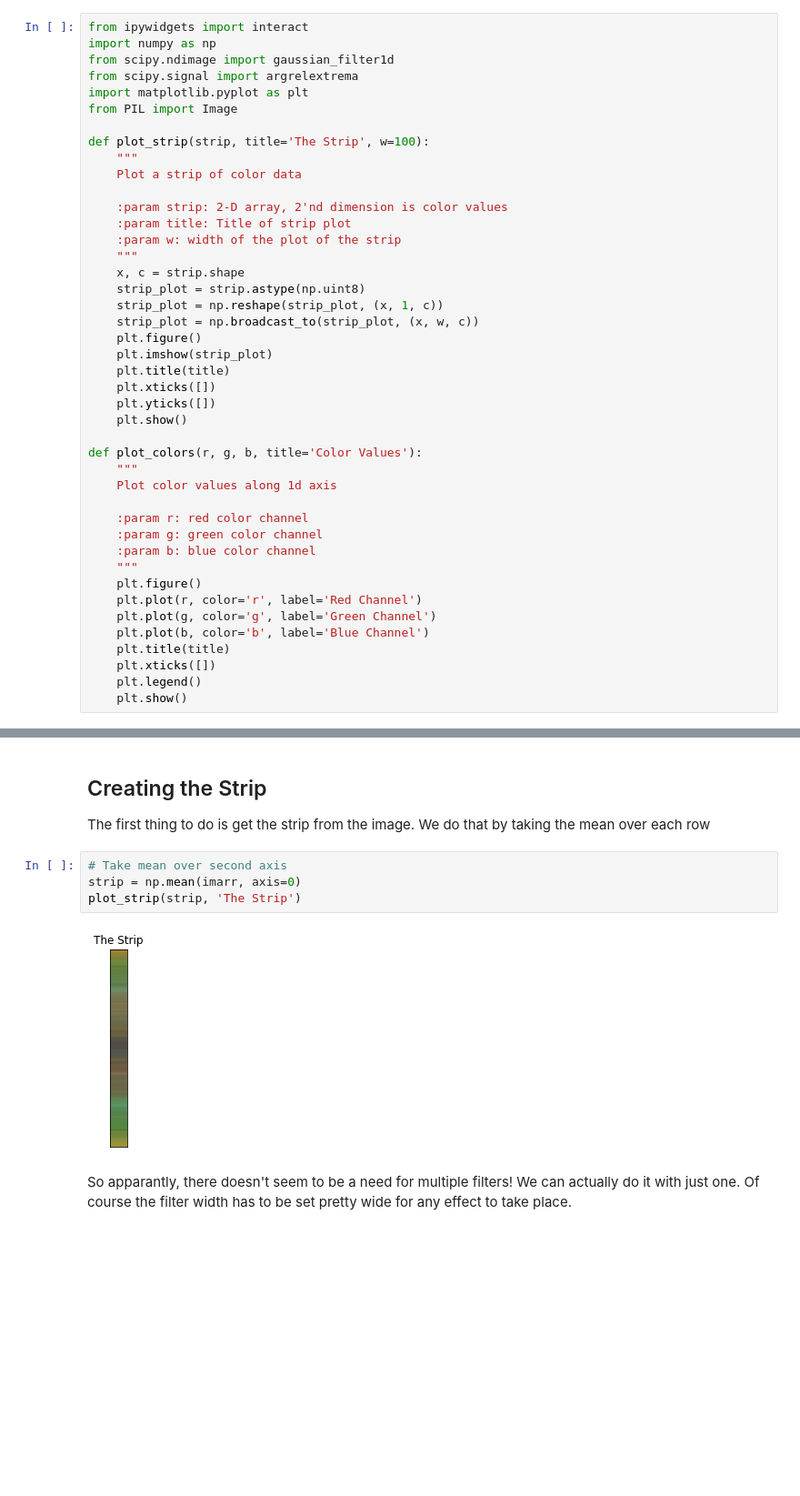
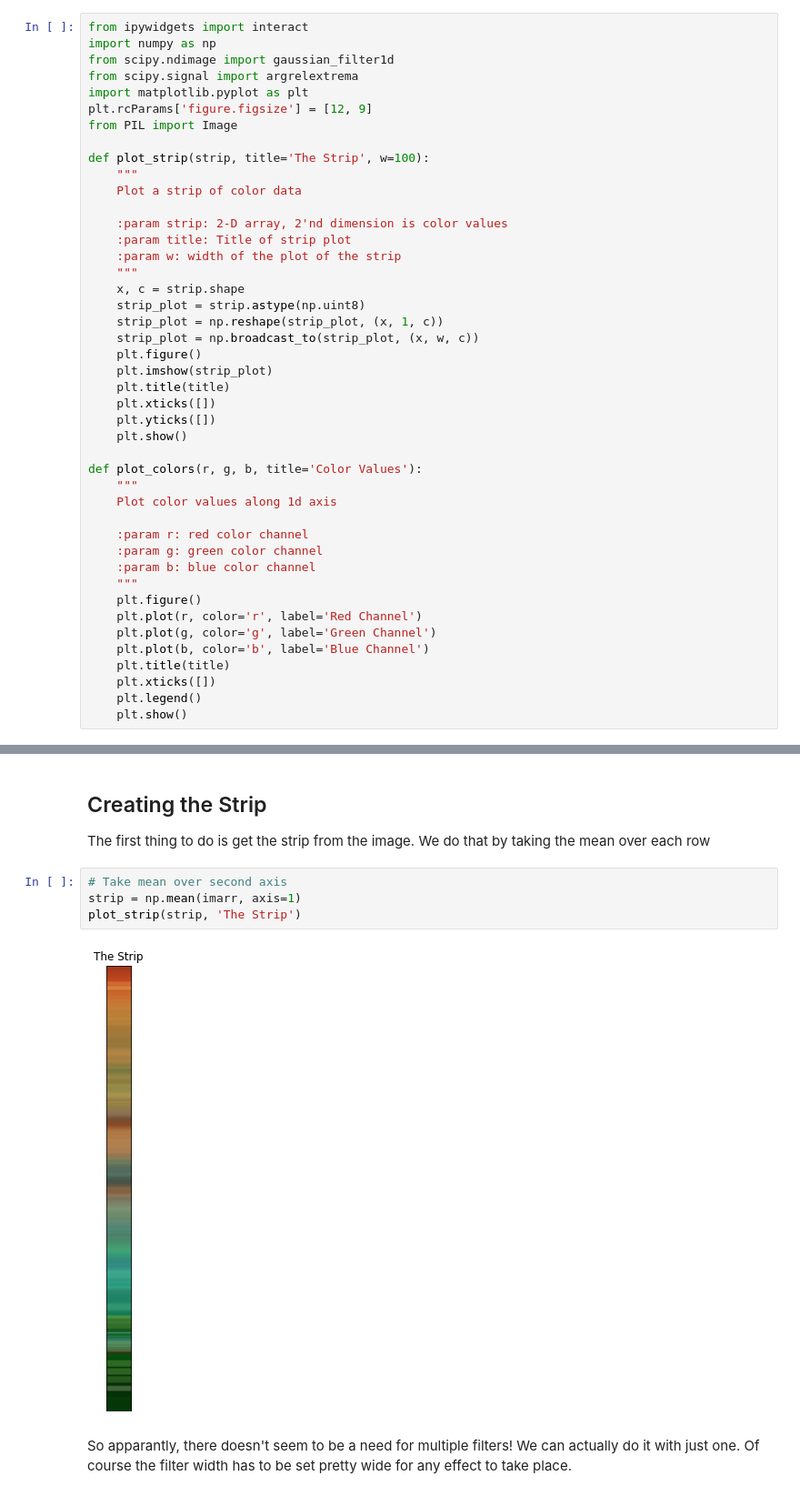
Before and after one commit to andydevs/andys-notebook-legacy, a Jupyter notebook: notebook/gradient-from-movie-poster.ipynb, the cells around one changed output, grey strips where cells are left out. Shown at 91% size. Saved outputs shown, nothing was run; the diff lists cells and outputs as text; blank space fills up the shorter version.

```diff
--- a/notebook/gradient-from-movie-poster.ipynb
+++ b/notebook/gradient-from-movie-poster.ipynb
@@ -12,6 +12,7 @@ import numpy as np
 from scipy.ndimage import gaussian_filter1d
 from scipy.signal import argrelextrema
 import matplotlib.pyplot as plt
+plt.rcParams['figure.figsize'] = [12, 9]
 from PIL import Image
 
 def plot_strip(strip, title='The Strip', w=100):
@@ -79,10 +80,10 @@ plt.show()
 The first thing to do is get the strip from the image. We do that by taking the mean over each row
 # %%
 # Take mean over second axis
-strip = np.mean(imarr, axis=0)
+strip = np.mean(imarr, axis=1)
 plot_strip(strip, 'The Strip')
 # %% [output]
-[figure, old version]
+[figure, new version]
 # %% [markdown]
 So apparantly, there doesn't seem to be a need for multiple filters! We can actually do it with just one. Of course the filter width has to be set pretty wide for any effect to take place.
 # %%
```
Also changed, not shown: parts of 6 cells of this notebook, 1 other file.
